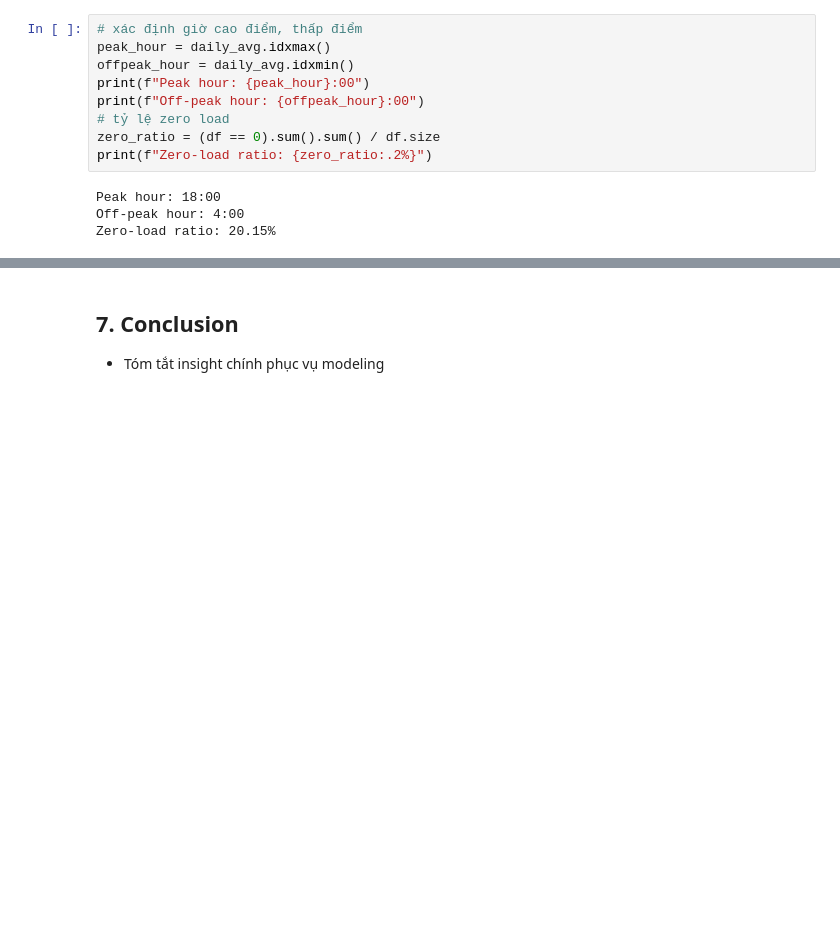
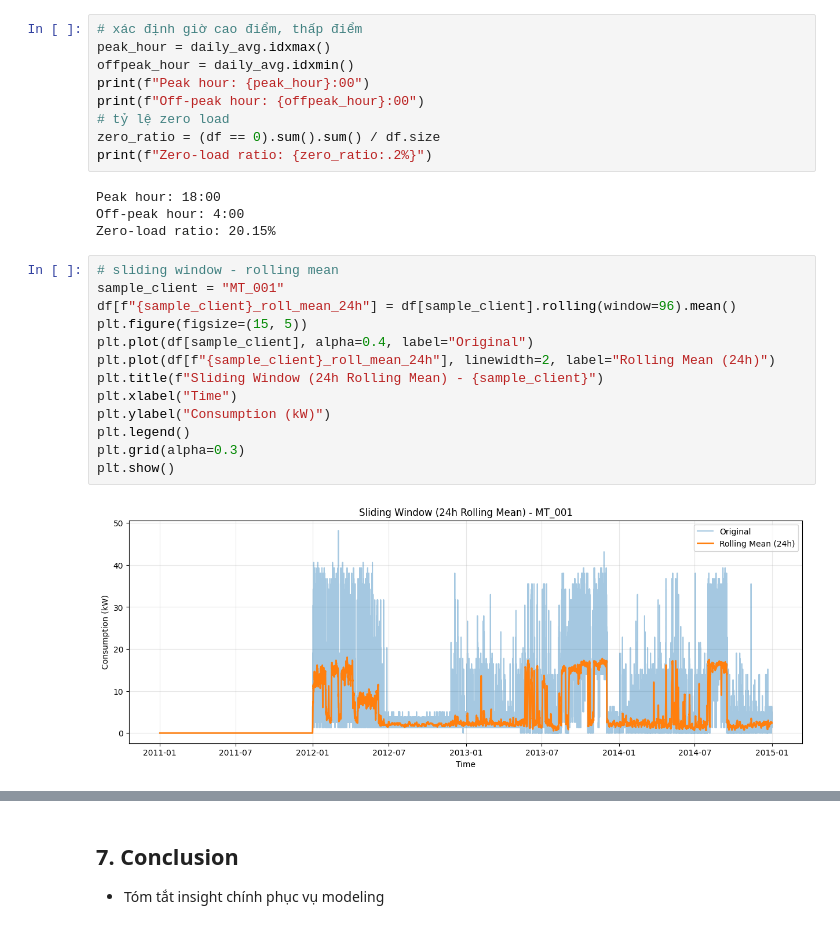
Before and after one commit to Dai-Nguyen1506/Electricity-Load-Diagrams, a Jupyter notebook: notebooks/02_eda.ipynb, the cells around one changed output, grey strips where cells are left out. Cells and saved outputs as stored; diff of their text form; blank space fills up the shorter version.

Commit message:
add sliding window

```diff
--- a/notebooks/02_eda.ipynb
+++ b/notebooks/02_eda.ipynb
@@ -184,3 +190,18 @@ print(f"Zero-load ratio: {zero_ratio:.2%}")
 Peak hour: 18:00
 Off-peak hour: 4:00
 Zero-load ratio: 20.15%
+# %%
+# sliding window - rolling mean
+sample_client = "MT_001"
+df[f"{sample_client}_roll_mean_24h"] = df[sample_client].rolling(window=96).mean()
+plt.figure(figsize=(15, 5))
+plt.plot(df[sample_client], alpha=0.4, label="Original")
+plt.plot(df[f"{sample_client}_roll_mean_24h"], linewidth=2, label="Rolling Mean (24h)")
+plt.title(f"Sliding Window (24h Rolling Mean) - {sample_client}")
+plt.xlabel("Time")
+plt.ylabel("Consumption (kW)")
+plt.legend()
+plt.grid(alpha=0.3)
+plt.show()
+# %% [output]
+[figure, added]
```
Also changed, not shown: parts of 3 cells of this notebook.
